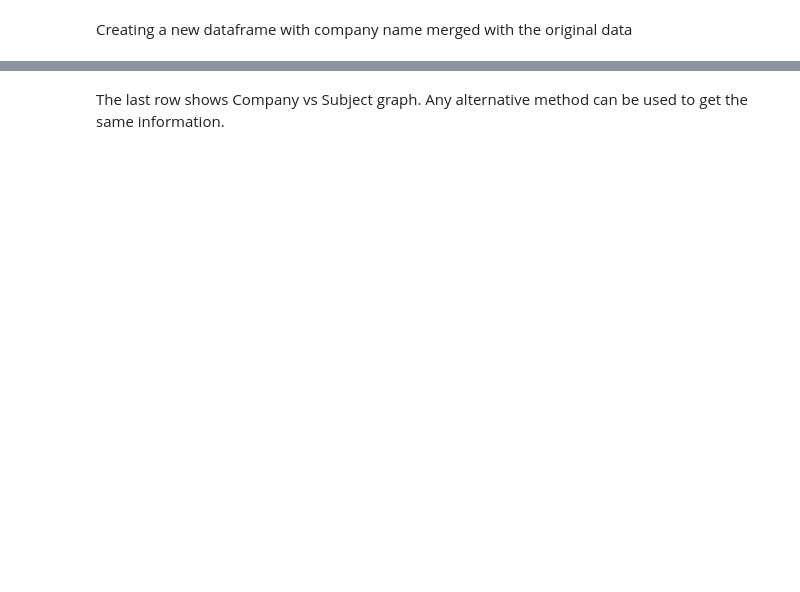
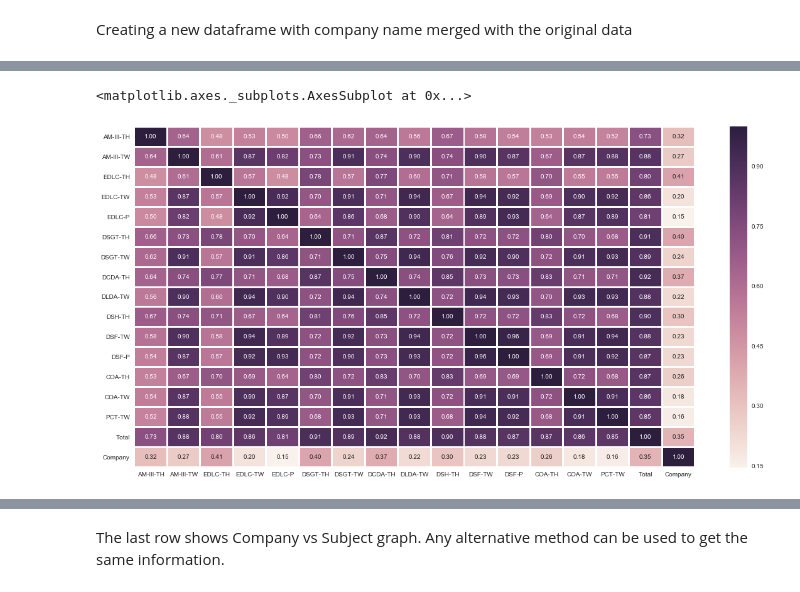
Before and after one commit to Purteeeek/Student-Placement-Guidance, a Jupyter notebook: Exploratory Data Analysis/2015/Sem-3_2015/EDA on Sem 3-2015 Batch.ipynb, the cells around one changed output, grey strips where cells are left out. Saved outputs shown, nothing was run; the diff lists cells and outputs as text; code cells hidden in the pictures; blank space fills up the shorter version.

```diff
--- a/Exploratory Data Analysis/2015/Sem-3_2015/EDA on Sem 3-2015 Batch.ipynb
+++ b/Exploratory Data Analysis/2015/Sem-3_2015/EDA on Sem 3-2015 Batch.ipynb
@@ -66,7 +146,9 @@ sem_3_2015_og_df_merge.head()
 # %%
 corr = sem_3_2015_og_df_merge.corr()
 plt.figure(figsize=(20,10)) #To adjust the size of graph
 sns.heatmap(corr, linewidths=2, fmt=".2f", annot=True) #Use to show values in the boxes
-plt.save()
+# %% [output]
+<matplotlib.axes._subplots.AxesSubplot at 0x...>
+[figure, added]
 # %%
 sem_3_2015_og_df_merge.info()
```
Also changed, not shown: parts of 13 cells of this notebook, 2 other files.
